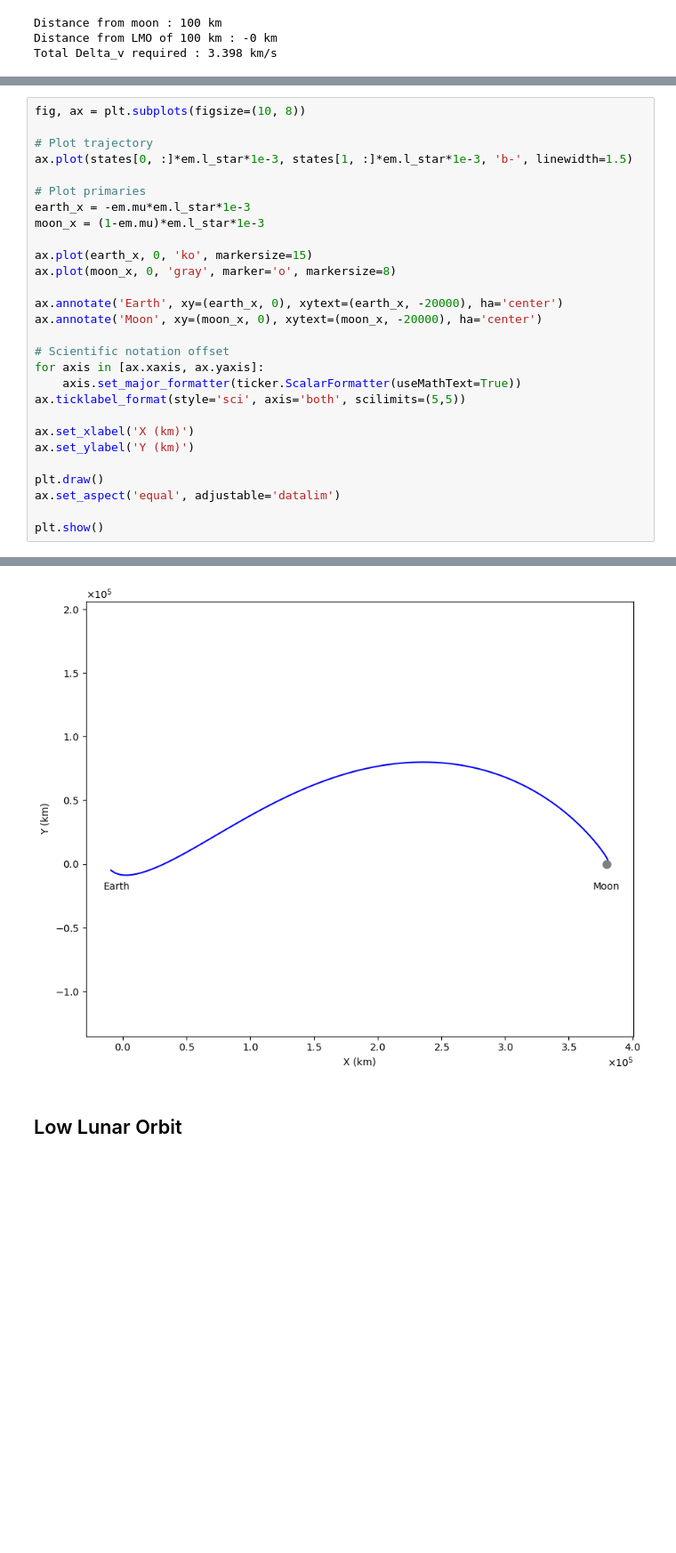
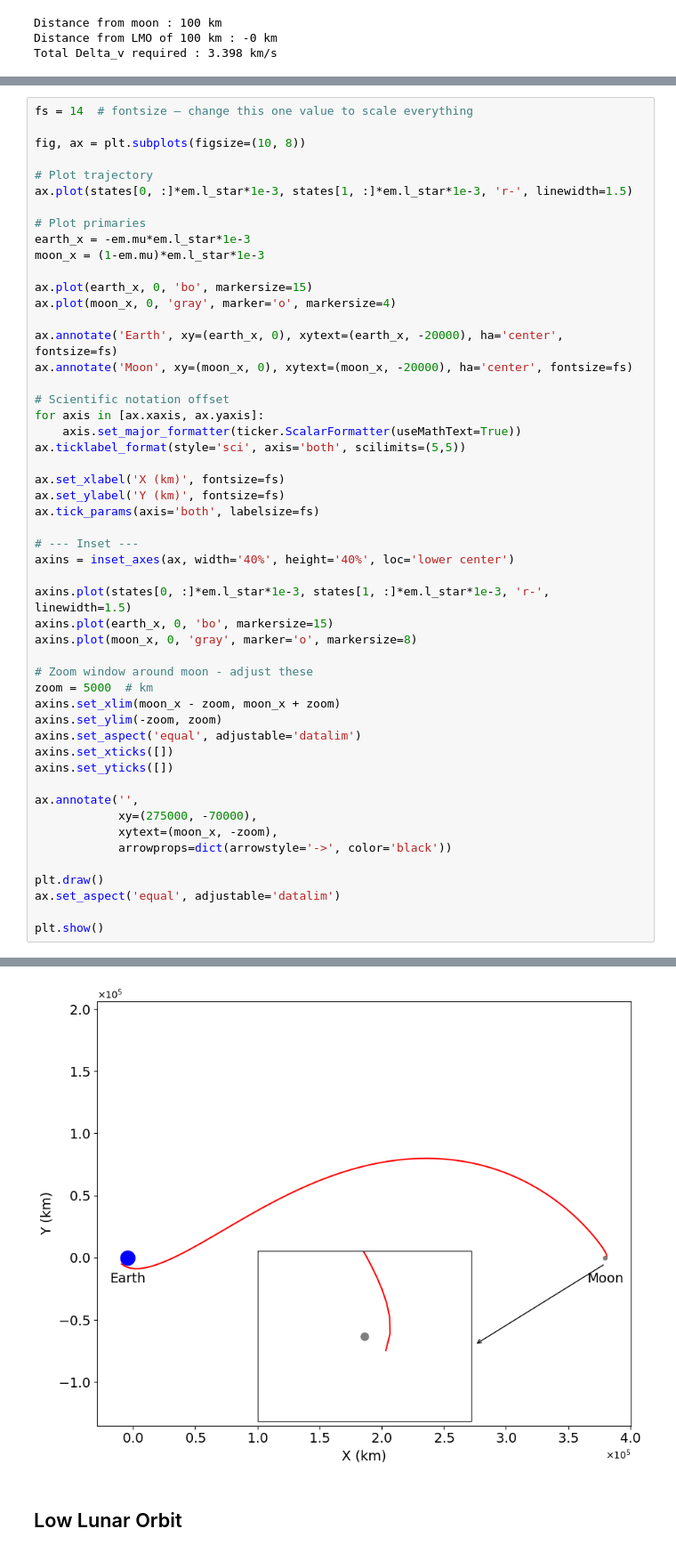
Before and after one commit to samcoulthurst/TrajectoryOptimizer, a Jupyter notebook: notebooks/results_viewer.ipynb, the cells around one changed output, grey strips where cells are left out. Shown at 89% size. Cells and saved outputs as stored; diff of their text form; blank space fills up the shorter version.

```diff
--- a/notebooks/results_viewer.ipynb
+++ b/notebooks/results_viewer.ipynb
@@ -89,26 +138,49 @@ import matplotlib.ticker as ticker
 # %%
+fs = 14  # fontsize — change this one value to scale everything
+
 fig, ax = plt.subplots(figsize=(10, 8))
 
 # Plot trajectory
-ax.plot(states[0, :]*em.l_star*1e-3, states[1, :]*em.l_star*1e-3, 'b-', linewidth=1.5)
+ax.plot(states[0, :]*em.l_star*1e-3, states[1, :]*em.l_star*1e-3, 'r-', linewidth=1.5)
 
 # Plot primaries
 earth_x = -em.mu*em.l_star*1e-3
 moon_x = (1-em.mu)*em.l_star*1e-3
 
-ax.plot(earth_x, 0, 'ko', markersize=15)
-ax.plot(moon_x, 0, 'gray', marker='o', markersize=8)
+ax.plot(earth_x, 0, 'bo', markersize=15)
+ax.plot(moon_x, 0, 'gray', marker='o', markersize=4)
 
-ax.annotate('Earth', xy=(earth_x, 0), xytext=(earth_x, -20000), ha='center')
-ax.annotate('Moon', xy=(moon_x, 0), xytext=(moon_x, -20000), ha='center')
+ax.annotate('Earth', xy=(earth_x, 0), xytext=(earth_x, -20000), ha='center', fontsize=fs)
+ax.annotate('Moon', xy=(moon_x, 0), xytext=(moon_x, -20000), ha='center', fontsize=fs)
 
 # Scientific notation offset
 for axis in [ax.xaxis, ax.yaxis]:
     axis.set_major_formatter(ticker.ScalarFormatter(useMathText=True))
 ax.ticklabel_format(style='sci', axis='both', scilimits=(5,5))
 
-ax.set_xlabel('X (km)')
-ax.set_ylabel('Y (km)')
+ax.set_xlabel('X (km)', fontsize=fs)
+ax.set_ylabel('Y (km)', fontsize=fs)
+ax.tick_params(axis='both', labelsize=fs)
+
+# --- Inset ---
+axins = inset_axes(ax, width='40%', height='40%', loc='lower center')
+
+axins.plot(states[0, :]*em.l_star*1e-3, states[1, :]*em.l_star*1e-3, 'r-', linewidth=1.5)
+axins.plot(earth_x, 0, 'bo', markersize=15)
+axins.plot(moon_x, 0, 'gray', marker='o', markersize=8)
+
+# Zoom window around moon - adjust these
+zoom = 5000  # km
+axins.set_xlim(moon_x - zoom, moon_x + zoom)
+axins.set_ylim(-zoom, zoom)
+axins.set_aspect('equal', adjustable='datalim')
+axins.set_xticks([])
+axins.set_yticks([])
+
+ax.annotate('',
+            xy=(275000, -70000),
+            xytext=(moon_x, -zoom),
+            arrowprops=dict(arrowstyle='->', color='black'))
 
 plt.draw()
 ax.set_aspect('equal', adjustable='datalim')
@@ -118,4 +191,4 @@ plt.show()
-[figure, old version]
+[figure, new version]
 # %% [markdown]
 ## Low Lunar Orbit
 # %%
```
Also changed, not shown: parts of 14 cells of this notebook, 11 other files.
